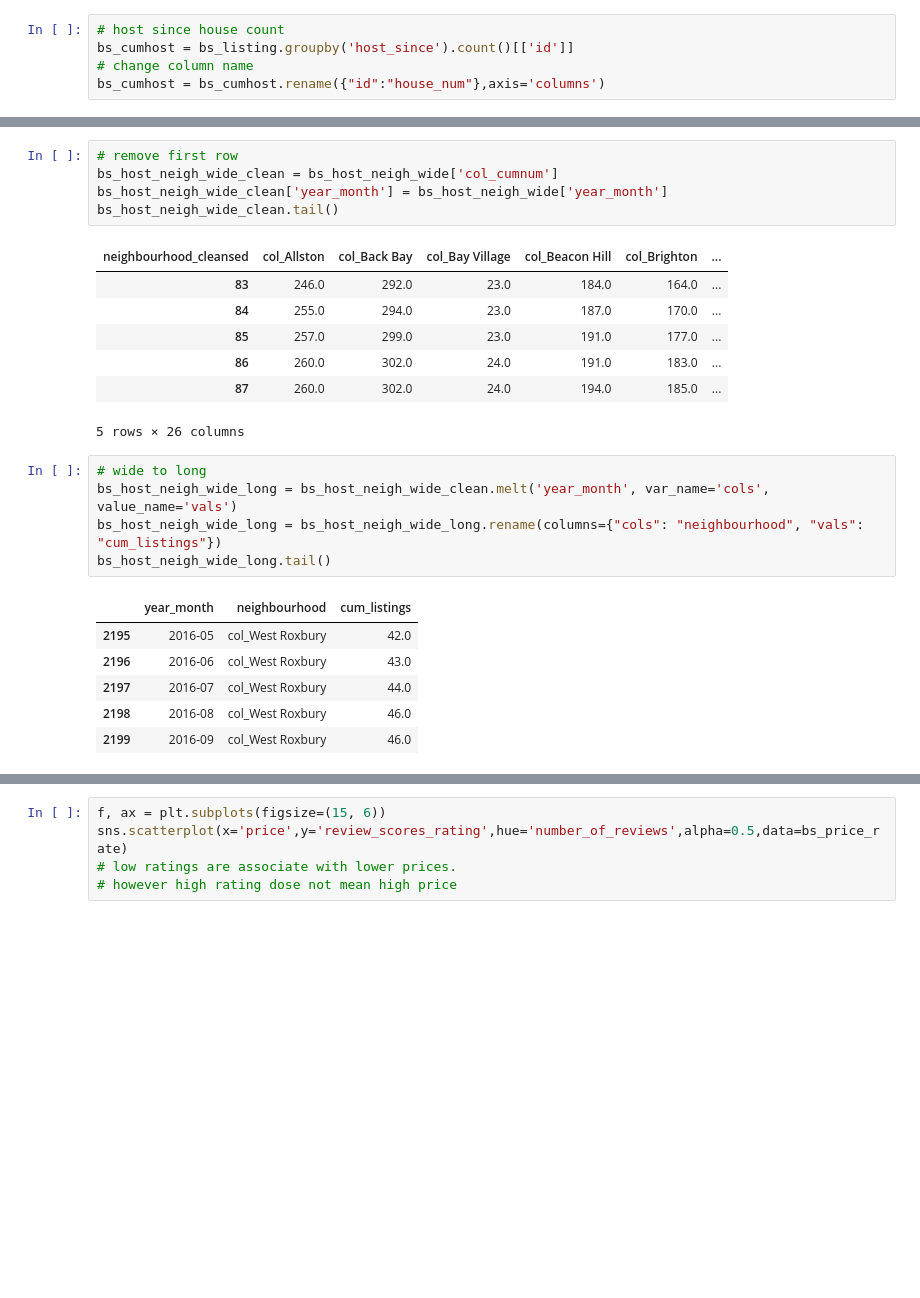
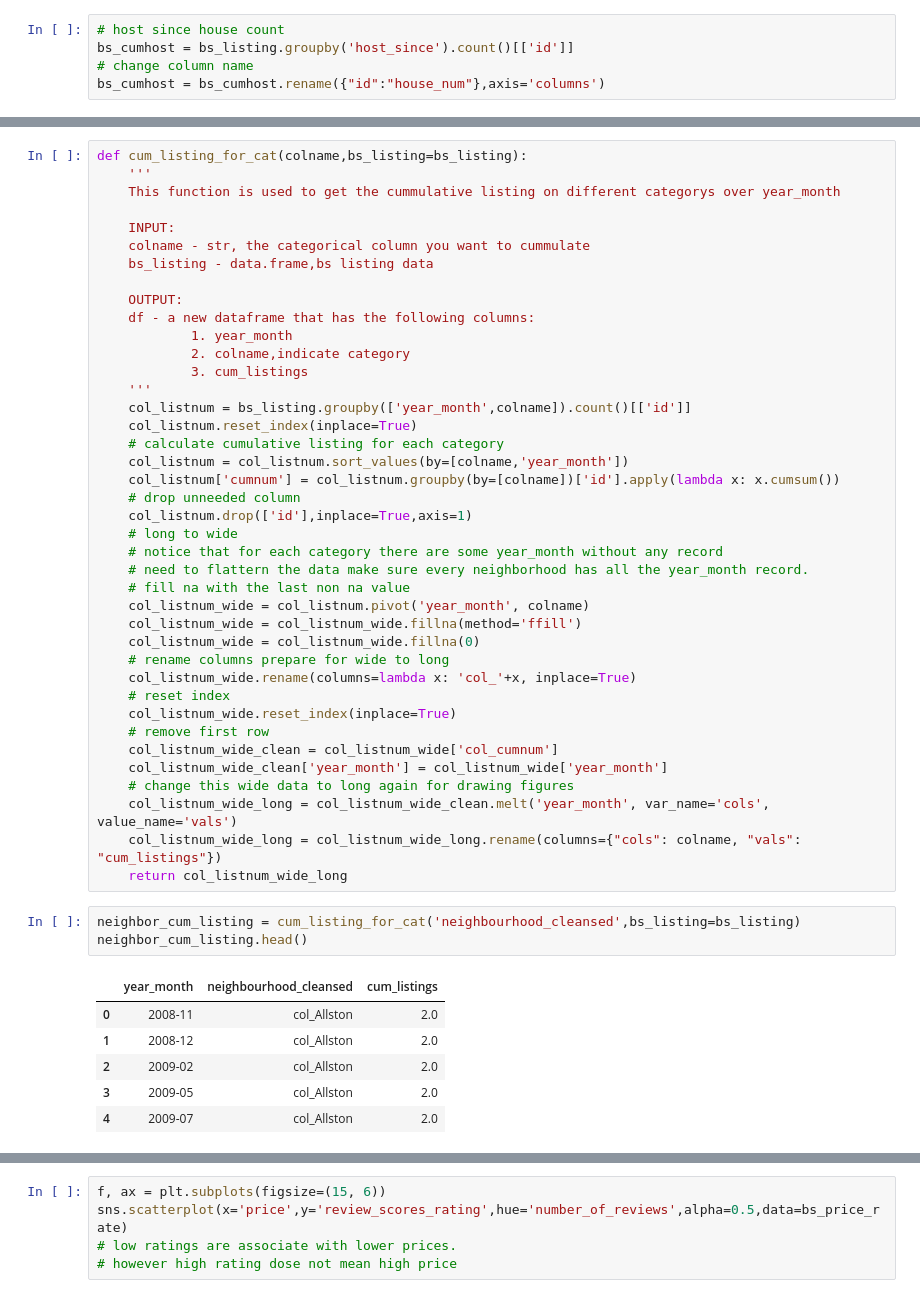
Before and after one commit to haataa/airbnb_finding, a Jupyter notebook: airbnb_finding.ipynb, the cells around one changed output, grey strips where cells are left out. Cells and saved outputs as stored; diff of their text form; blank space fills up the shorter version.

```diff
--- a/airbnb_finding.ipynb
+++ b/airbnb_finding.ipynb
@@ -291,27 +249,52 @@ bs_host_neigh_wide.head()
-# %%
-# remove first row
-bs_host_neigh_wide_clean = bs_host_neigh_wide['col_cumnum']
-bs_host_neigh_wide_clean['year_month'] = bs_host_neigh_wide['year_month']
-bs_host_neigh_wide_clean.tail()
-# %% [output]
-| neighbourhood_cleansed | col_Allston | col_Back Bay | col_Bay Village | col_Beacon Hill | col_Brighton | ... |
-| 83 | 246.0 | 292.0 | 23.0 | 184.0 | 164.0 | ... |
-| 84 | 255.0 | 294.0 | 23.0 | 187.0 | 170.0 | ... |
-| 85 | 257.0 | 299.0 | 23.0 | 191.0 | 177.0 | ... |
-| 86 | 260.0 | 302.0 | 24.0 | 191.0 | 183.0 | ... |
-| 87 | 260.0 | 302.0 | 24.0 | 194.0 | 185.0 | ... |
-5 rows × 26 columns
-# %%
-# wide to long
-bs_host_neigh_wide_long = bs_host_neigh_wide_clean.melt('year_month', var_name='cols',  value_name='vals')
-bs_host_neigh_wide_long = bs_host_neigh_wide_long.rename(columns={"cols": "neighbourhood", "vals": "cum_listings"})
-bs_host_neigh_wide_long.tail()
-# %% [output]
-|  | year_month | neighbourhood | cum_listings |
-| 2195 | 2016-05 | col_West Roxbury | 42.0 |
-| 2196 | 2016-06 | col_West Roxbury | 43.0 |
-| 2197 | 2016-07 | col_West Roxbury | 44.0 |
-| 2198 | 2016-08 | col_West Roxbury | 46.0 |
-| 2199 | 2016-09 | col_West Roxbury | 46.0 |
+# %%
+def cum_listing_for_cat(colname,bs_listing=bs_listing):
+    '''
+    This function is used to get the cummulative listing on different categorys over year_month
+
+    INPUT:
+    colname - str, the categorical column you want to cummulate
+    bs_listing - data.frame,bs listing data
+
+    OUTPUT:
+    df - a new dataframe that has the following columns:
+            1. year_month
+            2. colname,indicate category
+            3. cum_listings
+    '''
+    col_listnum = bs_listing.groupby(['year_month',colname]).count()[['id']]
+    col_listnum.reset_index(inplace=True)
+    # calculate cumulative listing for each category
+    col_listnum = col_listnum.sort_values(by=[colname,'year_month'])
+    col_listnum['cumnum'] = col_listnum.groupby(by=[colname])['id'].apply(lambda x: x.cumsum())
+    # drop unneeded column
+    col_listnum.drop(['id'],inplace=True,axis=1)
+    # long to wide
+    # notice that for each category there are some year_month without any record
+    # need to flattern the data make sure every neighborhood has all the year_month record.
+    # fill na with the last non na value
+    col_listnum_wide = col_listnum.pivot('year_month', colname)
+    col_listnum_wide = col_listnum_wide.fillna(method='ffill')
+    col_listnum_wide = col_listnum_wide.fillna(0)
+    # rename columns prepare for wide to long
+    col_listnum_wide.rename(columns=lambda x: 'col_'+x, inplace=True)
+    # reset index
+    col_listnum_wide.reset_index(inplace=True)
+    # remove first row
+    col_listnum_wide_clean = col_listnum_wide['col_cumnum']
+    col_listnum_wide_clean['year_month'] = col_listnum_wide['year_month']
+    # change this wide data to long again for drawing figures
+    col_listnum_wide_long = col_listnum_wide_clean.melt('year_month', var_name='cols',  value_name='vals')
+    col_listnum_wide_long = col_listnum_wide_long.rename(columns={"cols": colname, "vals": "cum_listings"})
+    return col_listnum_wide_long
+# %%
+neighbor_cum_listing = cum_listing_for_cat('neighbourhood_cleansed',bs_listing=bs_listing)
+neighbor_cum_listing.head()
+# %% [output]
+|  | year_month | neighbourhood_cleansed | cum_listings |
+| 0 | 2008-11 | col_Allston | 2.0 |
+| 1 | 2008-12 | col_Allston | 2.0 |
+| 2 | 2009-02 | col_Allston | 2.0 |
+| 3 | 2009-05 | col_Allston | 2.0 |
+| 4 | 2009-07 | col_Allston | 2.0 |
 # %%
 f, ax = plt.subplots(figsize=(20, 9))
```
Also changed, not shown: parts of 33 cells of this notebook.
